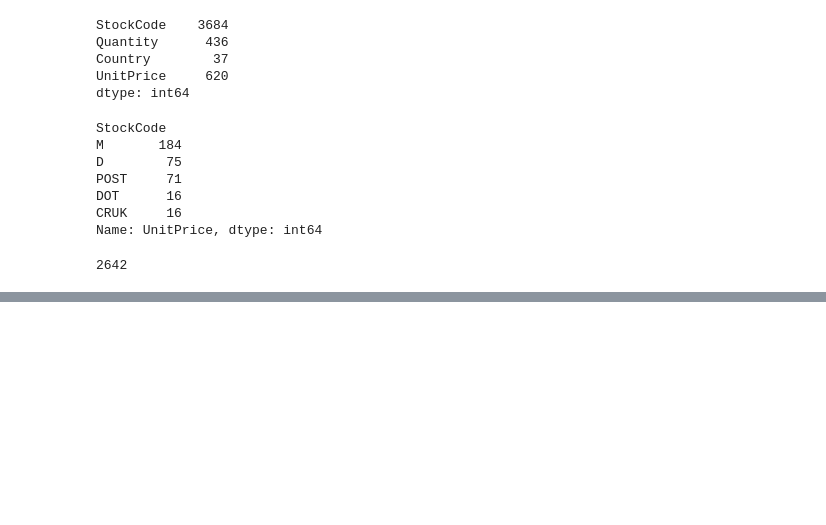
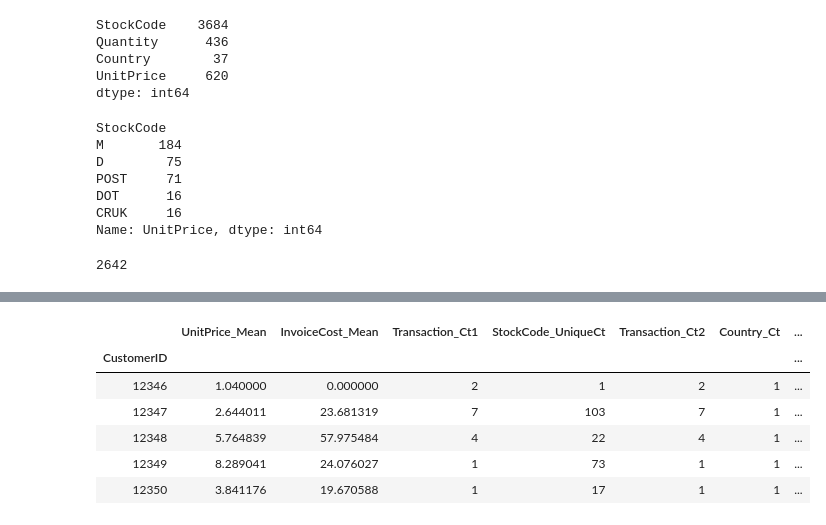
Before and after one commit to lotus17/springboard, a Jupyter notebook: Capstone1 data explore.ipynb, the cells around one changed output, grey strips where cells are left out. Cells and saved outputs as stored; diff of their text form; code cells hidden in the pictures; blank space fills up the shorter version.

```diff
--- a/Capstone1 data explore.ipynb
+++ b/Capstone1 data explore.ipynb
@@ -131,0 +221,11 @@ See the caveats in the documentation: http://pandas.pydata.org/pandas-docs/stabl
+# %%
+data_final.index = data_final.index.map(int)
+data_final.head()
+# %% [output]
+|  | UnitPrice_Mean | InvoiceCost_Mean | Transaction_Ct1 | StockCode_UniqueCt | Transaction_Ct2 | Country_Ct | ... |
+| CustomerID |  |  |  |  |  |  | ... |
+| 12346 | 1.040000 | 0.000000 | 2 | 1 | 2 | 1 | ... |
+| 12347 | 2.644011 | 23.681319 | 7 | 103 | 7 | 1 | ... |
+| 12348 | 5.764839 | 57.975484 | 4 | 22 | 4 | 1 | ... |
+| 12349 | 8.289041 | 24.076027 | 1 | 73 | 1 | 1 | ... |
+| 12350 | 3.841176 | 19.670588 | 1 | 17 | 1 | 1 | ... |
```
Also changed, not shown: parts of 16 cells of this notebook.
